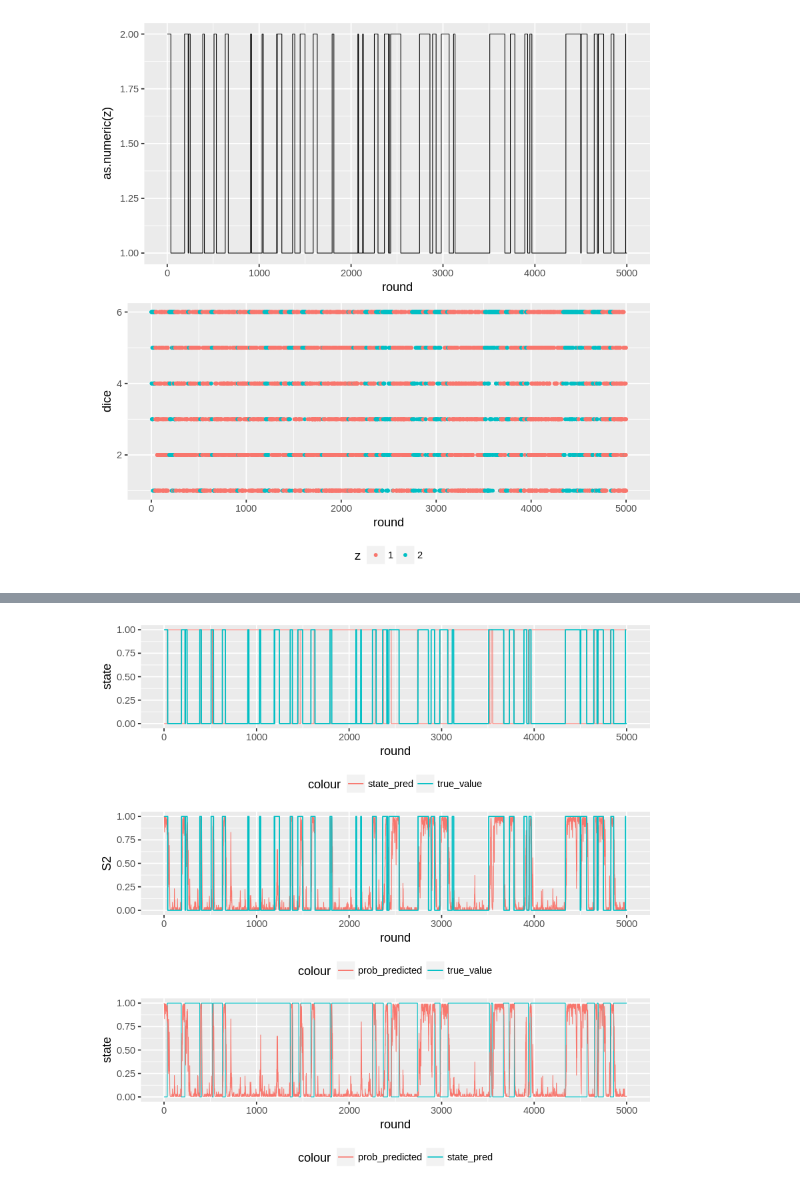
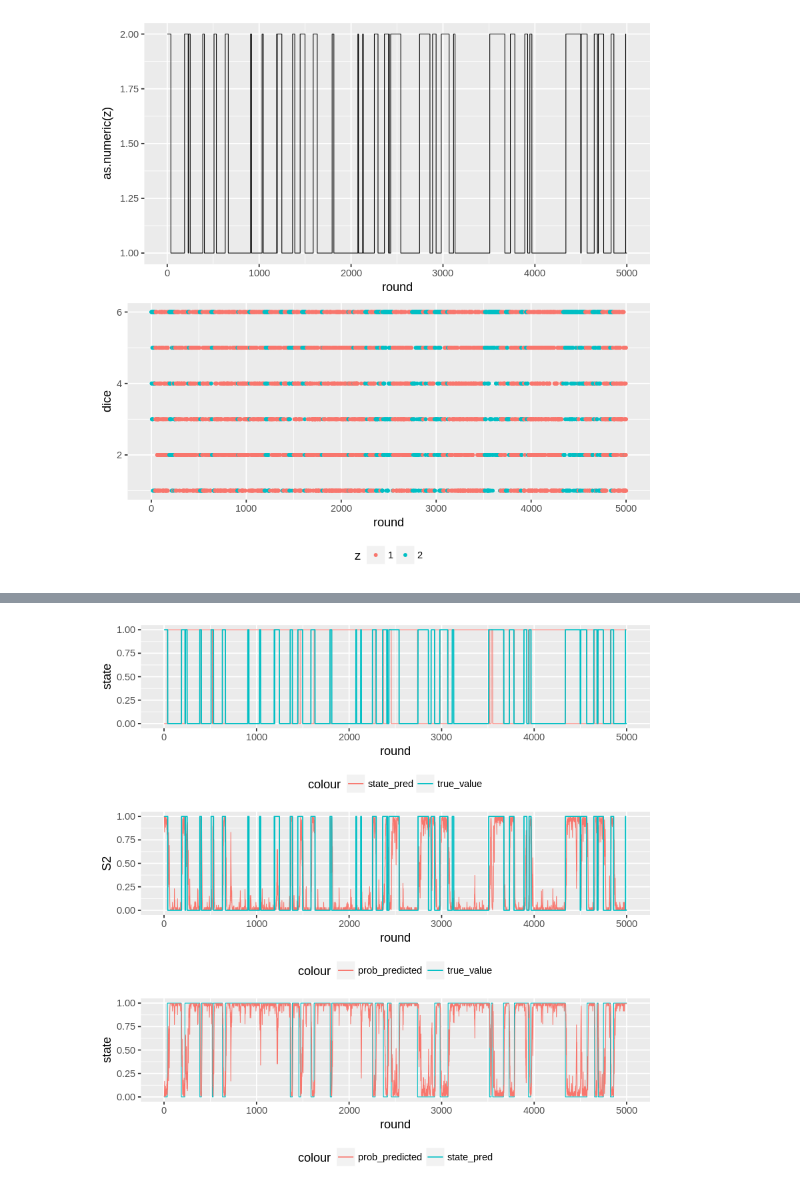
Before and after one commit to vlaskinvlad/codequizes, a Jupyter notebook: stats/r_hmm.ipynb, the cells around one changed output, grey strips where cells are left out. Drawn from its saved outputs; the diff is of its cells as text; code cells hidden in the pictures.

```diff
--- a/stats/r_hmm.ipynb
+++ b/stats/r_hmm.ipynb
@@ -130,19 +130,19 @@ res[,z:=ifelse(z==2, 1, 0)]
 # %%
 gres <- ggplot(data=res) +
 geom_line(aes(x=round, y=S2, color='prob_predicted'), size=0.3) +
 geom_step(aes(y=as.numeric(z), x=round, color='true_value'), size=0.5) +
 theme(legend.position="bottom")
 
 gres2 <- ggplot(data=res) +
 geom_line(aes(x=round, y=state, color='state_pred'), size=0.3) +
 geom_line(aes(x=round, y=z, color='true_value'), size=0.5) +
 theme(legend.position="bottom")
 
 gres3 <- ggplot(data=res) +
 geom_line(aes(x=round, y=state, color='state_pred'), size=0.3) +
-geom_line(aes(x=round, y=S2, color='prob_predicted'), size=0.3) +
+geom_line(aes(x=round, y=S1, color='prob_predicted'), size=0.3) +
 theme(legend.position="bottom")
 
 grid.arrange(gres2, gres, gres3)
 # %% [output]
-[figure, old version]
+[figure, new version]
```
Also changed, not shown: 3 other files.
